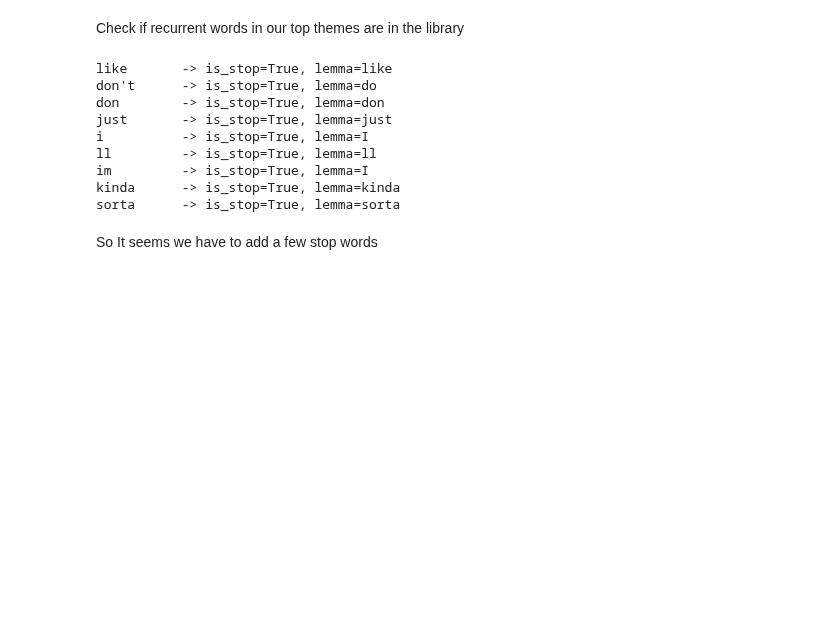
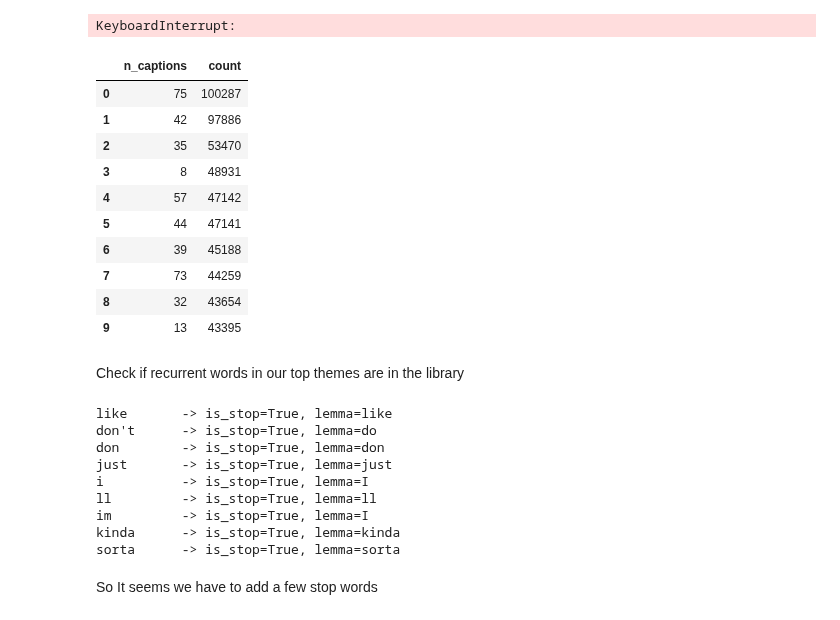
Before and after one commit to epfl-ada/ada-2025-project-json-derulo, a Jupyter notebook: src/Mariem/theme_visualization.ipynb, the cells around one changed output. Drawn from its saved outputs; the diff is of its cells as text; code cells hidden in the pictures; blank space fills up the shorter version.

```diff
--- a/src/Mariem/theme_visualization.ipynb
+++ b/src/Mariem/theme_visualization.ipynb
@@ -67,3 +117,42 @@ False
+# %%
+import spacy
+nlp = spacy.load("en_core_web_sm")
+
+def clean_caption(text):
+    doc = nlp(str(text))
+    toks = [
+        t.lemma_.lower()
+        for t in doc
+        if t.is_alpha and not t.is_stop and t.pos_ in {"NOUN","PROPN","ADJ","VERB"}
+    ]
+    return " ".join(toks)
+
+docs_df["clean_text"] = docs_df["text"].apply(clean_caption)
+# %% [output]
+KeyboardInterrupt:
+# %%
+# Count captions per theme
+theme_freq = (
+    docs_df["theme_id"]
+    .value_counts()
+    .reset_index()
+    .rename(columns={"index": "theme_id", "theme_id": "n_captions"})
+)
+
+# Show top 10 most frequent themes
+theme_freq.head(10)
+# %% [output]
+|  | n_captions | count |
+| 0 | 75 | 100287 |
+| 1 | 42 | 97886 |
+| 2 | 35 | 53470 |
+| 3 | 8 | 48931 |
+| 4 | 57 | 47142 |
+| 5 | 44 | 47141 |
+| 6 | 39 | 45188 |
+| 7 | 73 | 44259 |
+| 8 | 32 | 43654 |
+| 9 | 13 | 43395 |
 # %% [markdown]
 Check if recurrent words in our top themes are in the library
 # %%
```
Also changed, not shown: parts of 27 cells of this notebook.
